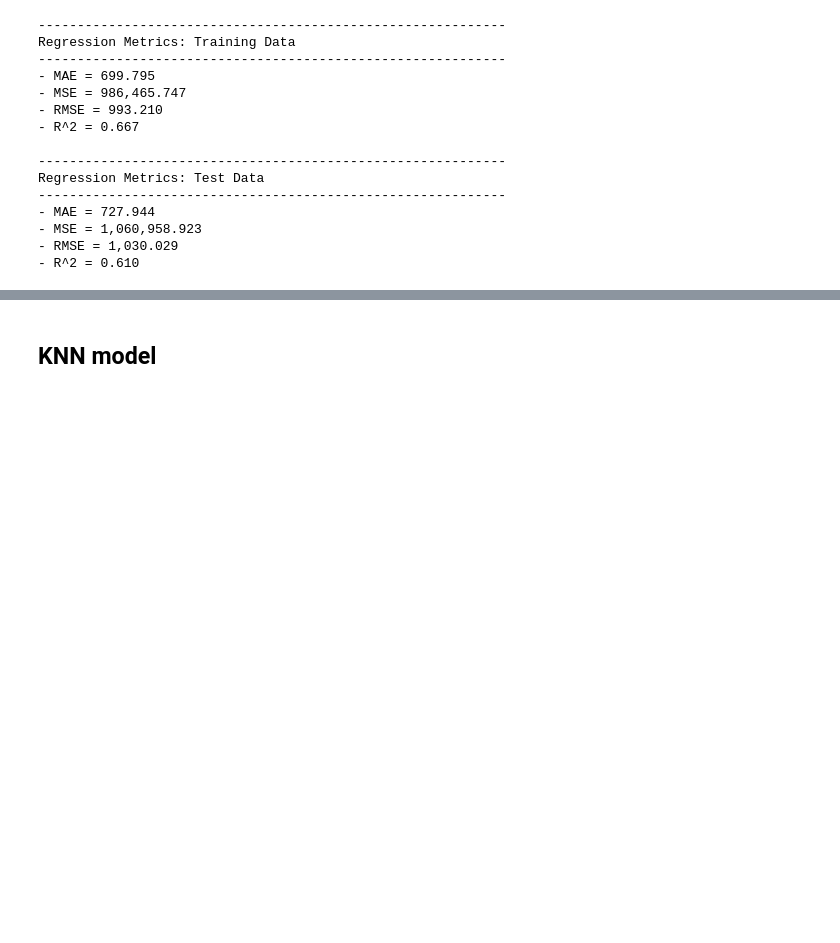
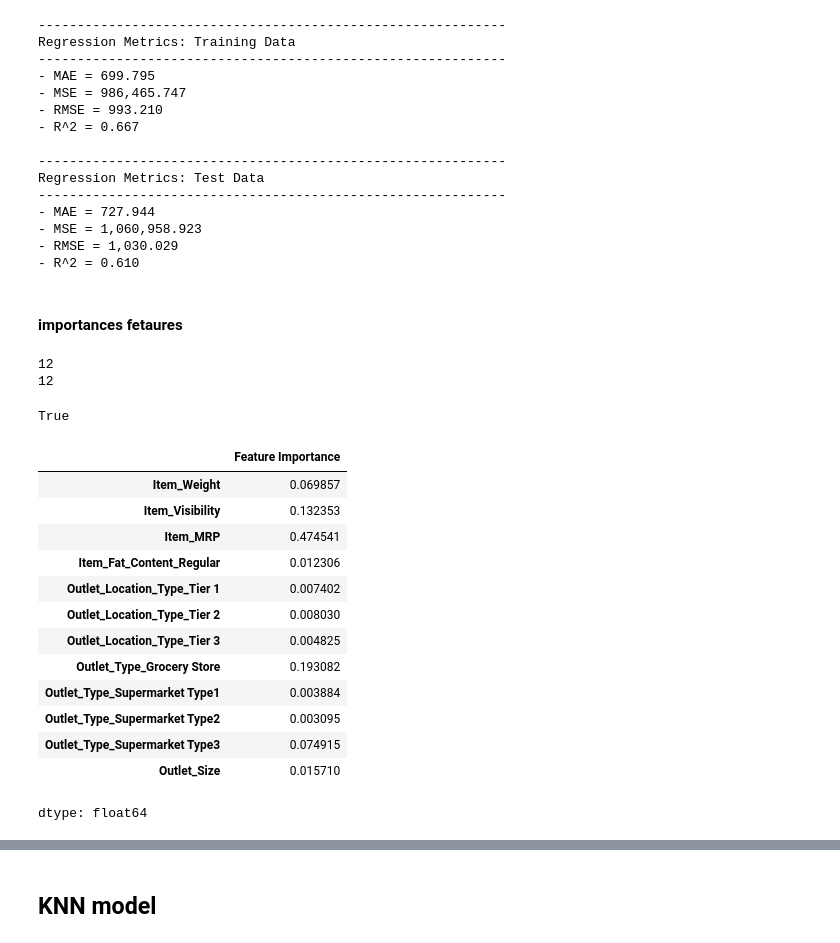
Before and after one commit to farahwadya/Predection-of-sales--machine-learning, a Jupyter notebook: Predection_of_sales_machine_learning.ipynb, the cells around one changed output, grey strips where cells are left out. Saved outputs shown, nothing was run; the diff lists cells and outputs as text; code cells hidden in the pictures; blank space fills up the shorter version.

```diff
--- a/Predection_of_sales_machine_learning.ipynb
+++ b/Predection_of_sales_machine_learning.ipynb
@@ -876,3 +876,49 @@ Regression Metrics: Test Data
 - MSE = 1,060,958.923
 - RMSE = 1,030.029
 - R^2 = 0.610
+# %% [markdown]
+#### importances fetaures
+# %%
+rf_model = rf_pipe.named_steps['randomforestregressor']
+# %%
+# Checking the number of feature importances matches the # of columns
+print(len(rf_model.feature_importances_))
+print(len(X_train_processed.columns))
+len(rf_model.feature_importances_) == len(X_train_processed.columns)
+# %% [output]
+12
+12
+True
+# %%
+# 1️⃣ Numeric columns
+num_features = list(num_cols)
+
+# 2️⃣ Categorical columns (بعد الـ OneHotEncoder)
+cat_features = col_transformer.named_transformers_['pipeline-2'] \
+    .named_steps['onehotencoder'] \
+    .get_feature_names_out(cat_cols)
+
+# 3️⃣ Ordinal columns
+ord_features = list(ord_cols)
+
+# 4️⃣ دمجهم كلهم مع بعض بنفس الترتيب الموجود في الـ transformer
+feature_names = list(num_features) + list(cat_features) + list(ord_features)
+# %%
+importances = pd.Series(rf_model.feature_importances_, index= feature_names,
+                       name='Feature Importance')
+importances
+# %% [output]
+|  | Feature Importance |
+| Item_Weight | 0.069857 |
+| Item_Visibility | 0.132353 |
+| Item_MRP | 0.474541 |
+| Item_Fat_Content_Regular | 0.012306 |
+| Outlet_Location_Type_Tier 1 | 0.007402 |
+| Outlet_Location_Type_Tier 2 | 0.008030 |
+| Outlet_Location_Type_Tier 3 | 0.004825 |
+| Outlet_Type_Grocery Store | 0.193082 |
+| Outlet_Type_Supermarket Type1 | 0.003884 |
+| Outlet_Type_Supermarket Type2 | 0.003095 |
+| Outlet_Type_Supermarket Type3 | 0.074915 |
+| Outlet_Size | 0.015710 |
+dtype: float64
```
Also changed, not shown: parts of 6 cells of this notebook.
